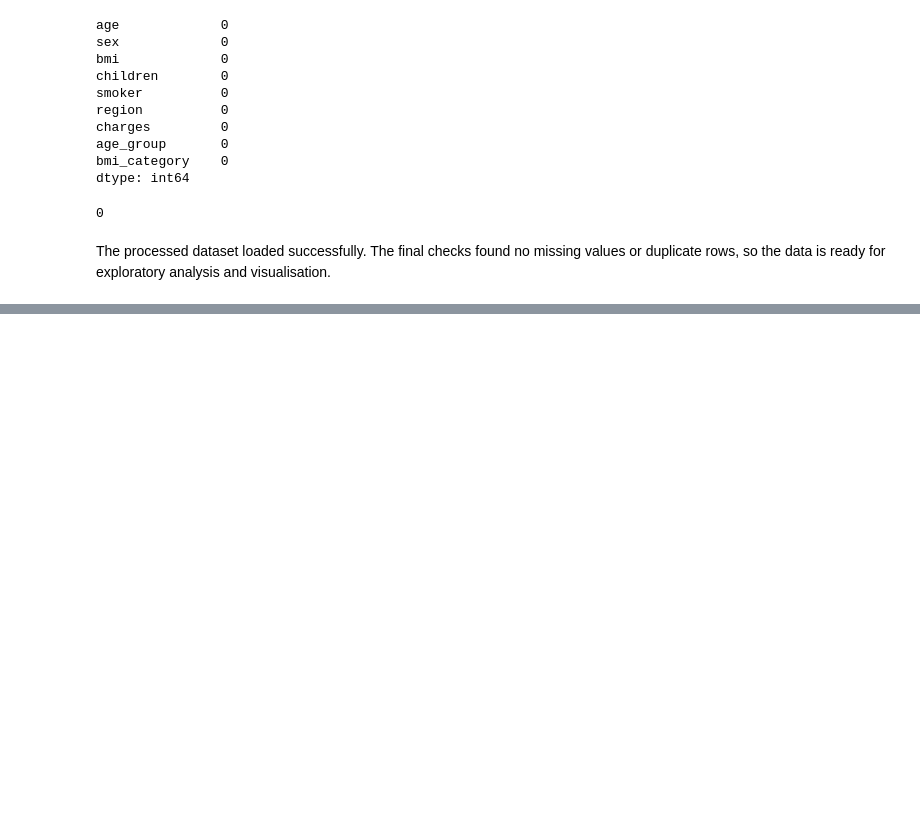
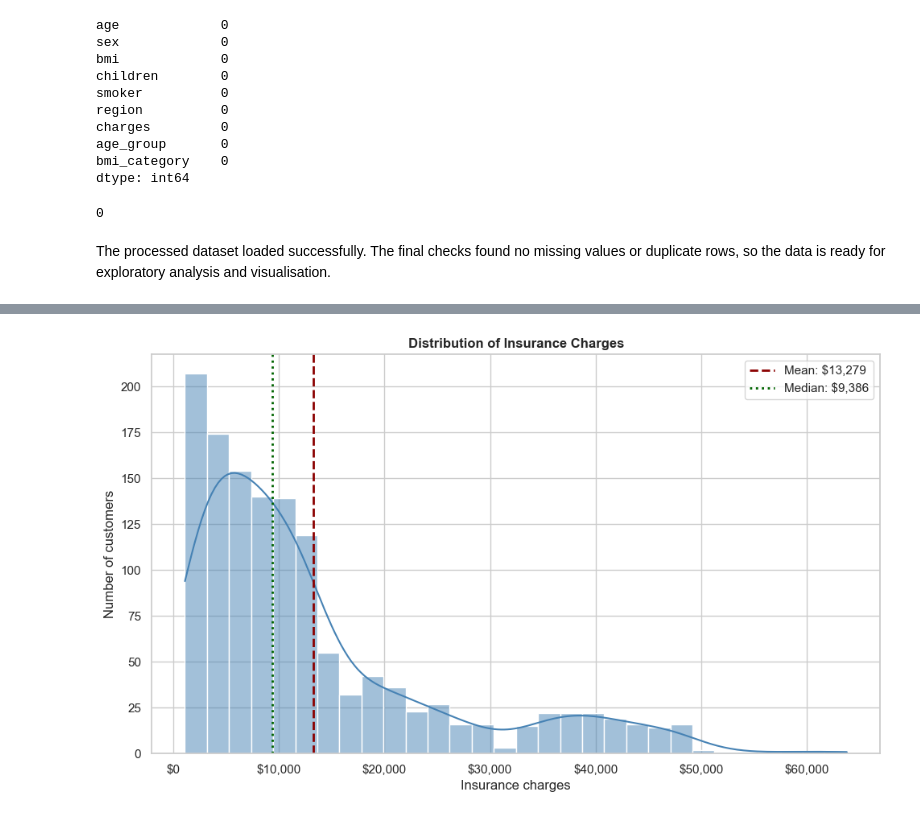
Before and after one commit to Ellusive89/Healthcare-Insurance-Cost-Analysis, a Jupyter notebook: jupyter_notebooks/Data_Analysis_and_Visualisation.ipynb, the cells around one changed output, grey strips where cells are left out. Saved outputs shown, nothing was run; the diff lists cells and outputs as text; code cells hidden in the pictures; blank space fills up the shorter version.

Commit message:
visualise correlations with insurance charges

```diff
--- a/jupyter_notebooks/Data_Analysis_and_Visualisation.ipynb
+++ b/jupyter_notebooks/Data_Analysis_and_Visualisation.ipynb
@@ -113,0 +146,41 @@ The processed dataset loaded successfully. The final checks found no missing val
+# %%
+mean_charge = insurance_df["charges"].mean()
+median_charge = insurance_df["charges"].median()
+
+fig, ax = plt.subplots(figsize=(10, 6))
+
+sns.histplot(
+    data=insurance_df,
+    x="charges",
+    bins=30,
+    kde=True,
+    color="steelblue",
+    ax=ax
+)
+
+ax.axvline(
+    mean_charge,
+    color="darkred",
+    linestyle="--",
+    linewidth=2,
+    label=f"Mean: ${mean_charge:,.0f}"
+)
+
+ax.axvline(
+    median_charge,
+    color="darkgreen",
+    linestyle=":",
+    linewidth=2,
+    label=f"Median: ${median_charge:,.0f}"
+)
+
+ax.set_title("Distribution of Insurance Charges")
+ax.set_xlabel("Insurance charges")
+ax.set_ylabel("Number of customers")
+ax.xaxis.set_major_formatter(StrMethodFormatter("${x:,.0f}"))
+ax.legend()
+
+plt.tight_layout()
+plt.show()
+# %% [output]
+[figure, added]
```
Also changed, not shown: parts of 29 cells of this notebook.
